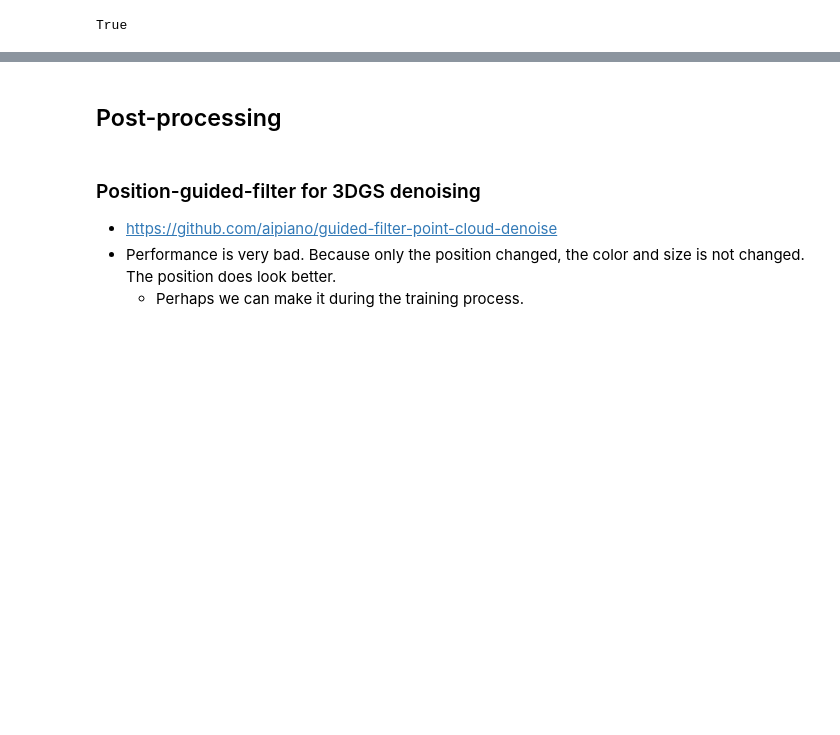
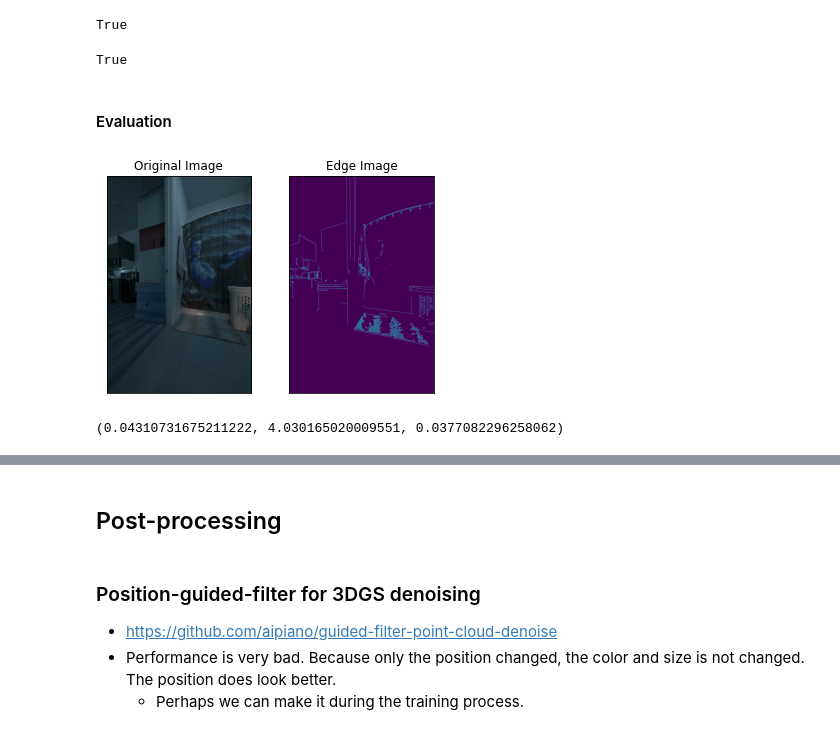
Before and after one commit to Shiyuang-scu/gaussian-splatting, a Jupyter notebook: script.ipynb, the cells around one changed output, grey strips where cells are left out. Cells and saved outputs as stored; diff of their text form; code cells hidden in the pictures; blank space fills up the shorter version.

```diff
--- a/script.ipynb
+++ b/script.ipynb
@@ -466,3 +507,34 @@ guided_filter(pcd, 0.05, 0.01)
 o3d.io.write_point_cloud("/Volumes/Research/3dgs-dataset/points3D_filtered.ply", pcd)
 # %% [output]
 True
+# %%
+pcd_path = "/Volumes/Research/3dgs-dataset/points3D.ply"
+pcd = o3d.io.read_point_cloud(pcd_path)
+
+noise_removal(pcd=pcd, radius=0.05, neigbor_num_threshold=2)
+o3d.io.write_point_cloud("/Volumes/Research/3dgs-dataset/points3D_removed.ply", pcd)
+
+guided_filter(pcd=pcd, radius=0.05, epsilon=0.01, neigbor_num_threshold=3)
+o3d.io.write_point_cloud("/Volumes/Research/3dgs-dataset/points3D_removed_filtered.ply", pcd)
+# %% [output]
+True
+# %% [markdown]
+#### Evaluation
+# %%
+import numpy as np
+import cv2 as cv
+from matplotlib import pyplot as plt
+
+img = cv.imread('/Volumes/Research/3dgs-dataset/apartment/subset_1000/test/ours_30000/gt/00100.png',)
+assert img is not None, "file could not be read, check with os.path.exists()"
+edges = cv.Canny(img, 50, 150) / 255
+
+
+plt.subplot(121),plt.imshow(img)
+plt.title('Original Image'), plt.xticks([]), plt.yticks([])
+plt.subplot(122),plt.imshow(edges)
+plt.title('Edge Image'), plt.xticks([]), plt.yticks([])
+
+plt.show()
+# %% [output]
+[figure, added]
@@ -468,0 +552,5 @@ True
+# %%
+# std of SSIM, PSNR, LPIPS
+np.std(size_quality_dict_100['SSIM']), np.std(size_quality_dict_100['PSNR']), np.std(size_quality_dict_100['LPIPS'])
+# %% [output]
+(0.04310731675211222, 4.030165020009551, 0.0377082296258062)
```
Also changed, not shown: parts of 23 cells of this notebook, 1 other file.
